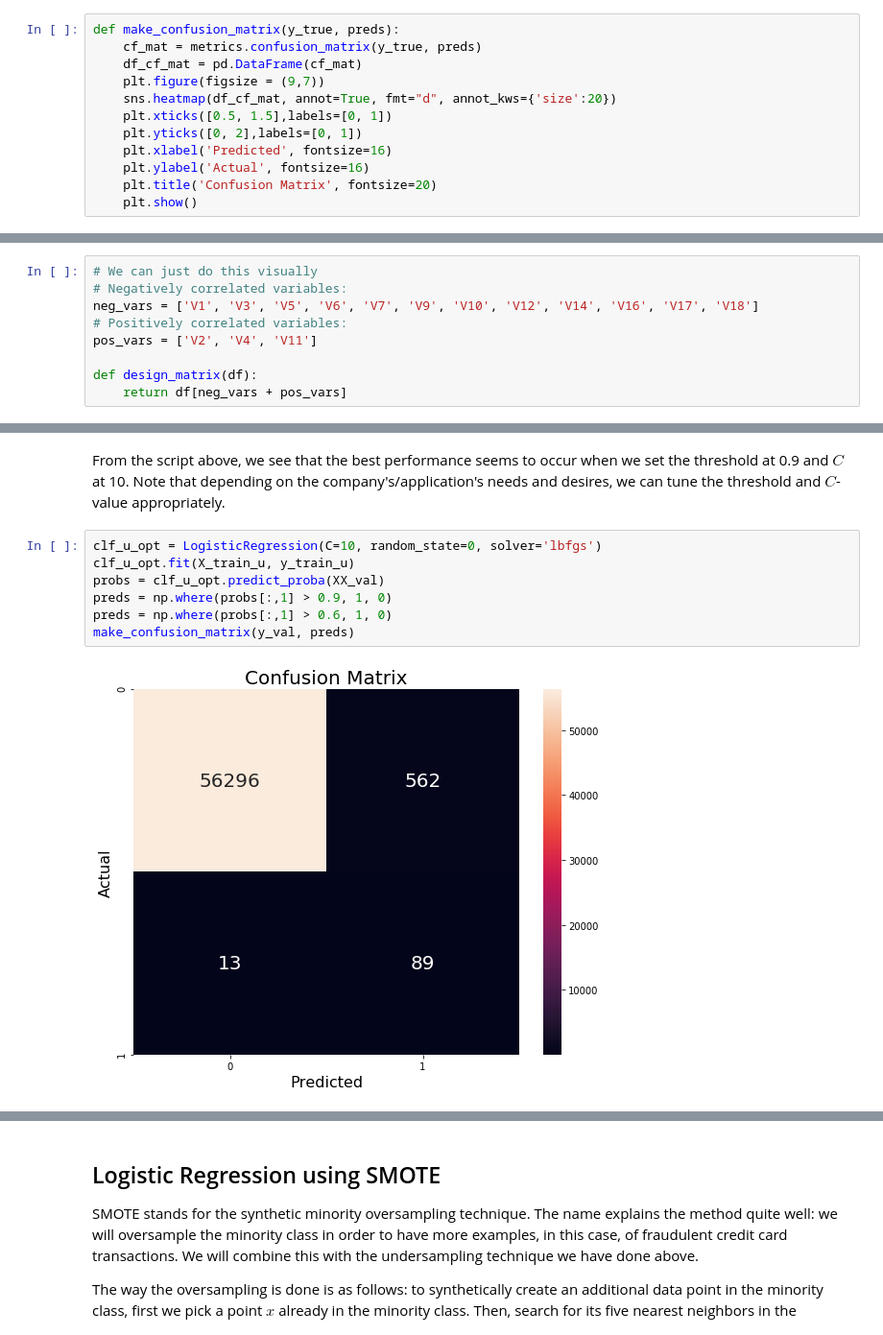
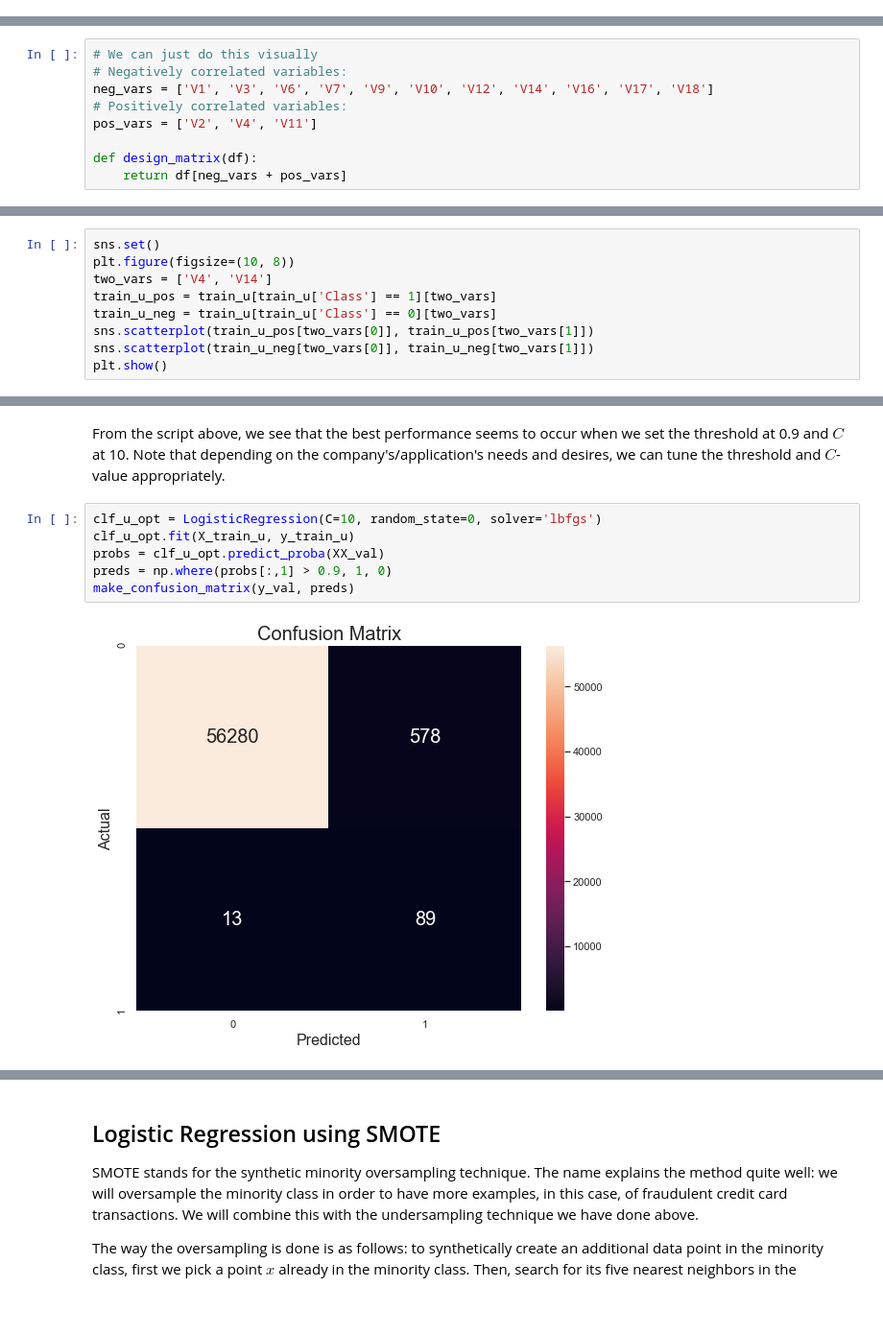
Before and after one commit to jcpagadora/Credit-Card-Fraud-Detection, a Jupyter notebook: Credit Card Fraud Detection.ipynb, the cells around one changed output, grey strips where cells are left out. Shown at 96% size. Drawn from its saved outputs; the diff is of its cells as text; blank space fills up the shorter version.

```diff
--- a/Credit Card Fraud Detection.ipynb
+++ b/Credit Card Fraud Detection.ipynb
@@ -224,15 +224,3 @@ This is because the ROC curve, similar to accuracy, measures performance for __b
-# %%
-def make_confusion_matrix(y_true, preds):
-    cf_mat = metrics.confusion_matrix(y_true, preds)
-    df_cf_mat = pd.DataFrame(cf_mat)
-    plt.figure(figsize = (9,7))
-    sns.heatmap(df_cf_mat, annot=True, fmt="d", annot_kws={'size':20})
-    plt.xticks([0.5, 1.5],labels=[0, 1])
-    plt.yticks([0, 2],labels=[0, 1])
-    plt.xlabel('Predicted', fontsize=16)
-    plt.ylabel('Actual', fontsize=16)
-    plt.title('Confusion Matrix', fontsize=20)
-    plt.show()
 # %%
 def make_confusion_matrix(y_true, preds):
     cf_mat = metrics.confusion_matrix(y_true, preds)
@@ -291,7 +299,7 @@ Below, we pick out the most effective explanatory variables visually.
 # %%
 # We can just do this visually
 # Negatively correlated variables:
-neg_vars = ['V1', 'V3', 'V5', 'V6', 'V7', 'V9', 'V10', 'V12', 'V14', 'V16', 'V17', 'V18']
+neg_vars = ['V1', 'V3', 'V6', 'V7', 'V9', 'V10', 'V12', 'V14', 'V16', 'V17', 'V18']
 # Positively correlated variables:
 pos_vars = ['V2', 'V4', 'V11']
 
@@ -317,0 +328,9 @@ plt.title('Boxplot of V2', fontsize=18);
+# %%
+sns.set()
+plt.figure(figsize=(10, 8))
+two_vars = ['V4', 'V14']
+train_u_pos = train_u[train_u['Class'] == 1][two_vars]
+train_u_neg = train_u[train_u['Class'] == 0][two_vars]
+sns.scatterplot(train_u_pos[two_vars[0]], train_u_pos[two_vars[1]])
+sns.scatterplot(train_u_neg[two_vars[0]], train_u_neg[two_vars[1]])
+plt.show()
@@ -382,12 +409,11 @@ From the script above, we see that the best performance seems to occur when we s
 # %%
 clf_u_opt = LogisticRegression(C=10, random_state=0, solver='lbfgs')
 clf_u_opt.fit(X_train_u, y_train_u)
 probs = clf_u_opt.predict_proba(XX_val)
 preds = np.where(probs[:,1] > 0.9, 1, 0)
-preds = np.where(probs[:,1] > 0.6, 1, 0)
 make_confusion_matrix(y_val, preds)
 # %% [output]
-[figure, old version]
+[figure, new version]
 # %% [markdown]
 Finally, we see this model's performance on the test set. It suffices to look at the confusion matrix. Here, we get the following final results for the precision and recall.
 
```
Also changed, not shown: parts of 33 cells of this notebook.
